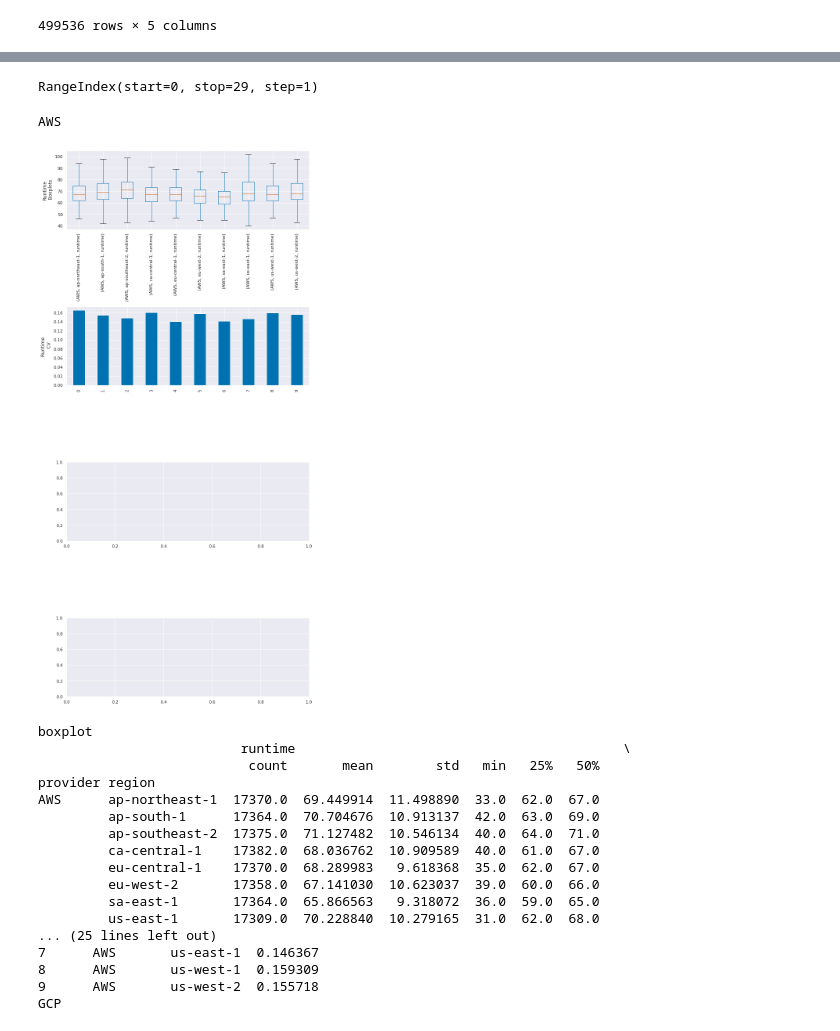
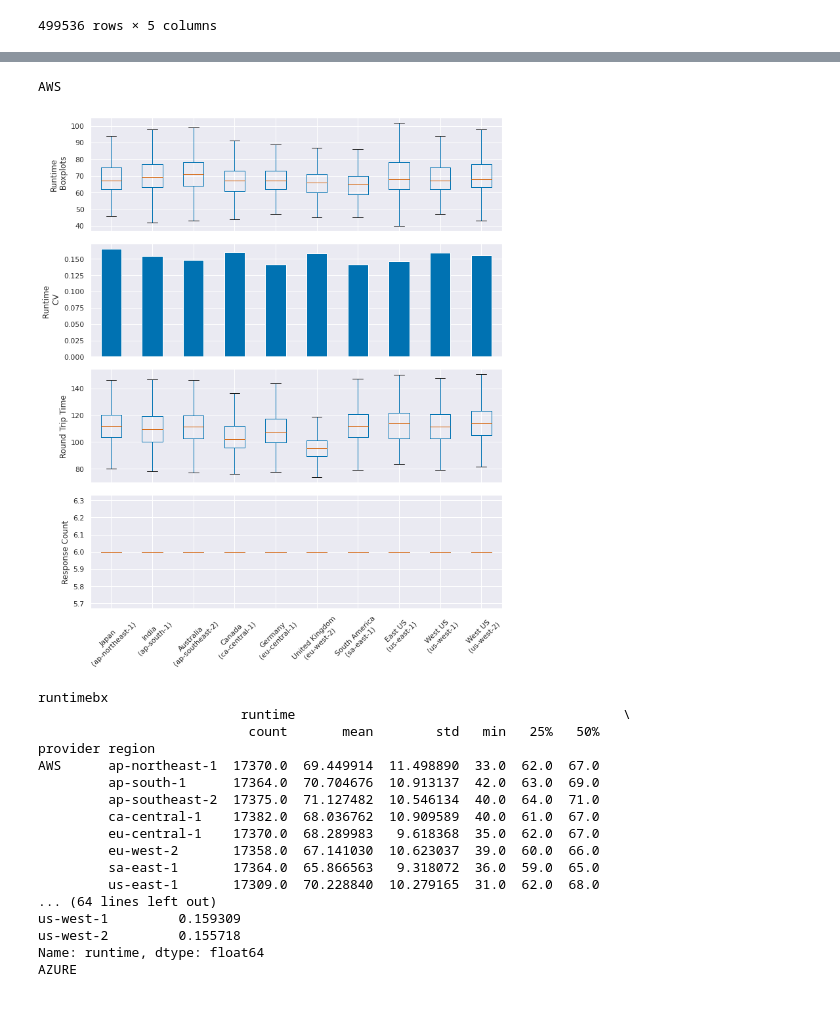
Before and after one commit to l8518/geot-faas, a Jupyter notebook: 020_region_analysis.ipynb, the cells around one changed output, grey strips where cells are left out. Saved outputs shown, nothing was run; the diff lists cells and outputs as text; code cells hidden in the pictures.

```diff
--- a/020_region_analysis.ipynb
+++ b/020_region_analysis.ipynb
@@ -99,55 +81,49 @@ Name: runtime, dtype: float64
-# %%
-cov_df.index
-# %% [output]
-RangeIndex(start=0, stop=29, step=1)
 # %%
-for provider in set(cov_df['provider']):
-    SHAREX = False
-    fig, axes = plt.subplots(figsize=(10,20), nrows=4, frameon=False, sharex=SHAREX)
+for provider in df['provider'].unique():
+    SHAREX = True
+    fig, axes = plt.subplots(figsize=(10,12), nrows=4, frameon=False, sharex=SHAREX)
 
     # Runtime
     bxdf = df[['provider', 'region', 'runtime']][df['provider'] == provider].groupby(['provider','region'], observed=True)
     utils.boxplot(axes[0], bxdf, "Runtime\n Boxplots", lambda x: x, rot=90, sharex=SHAREX)
 
     # COV
-    cov_provider = cov_df[cov_df['provider'] == provider]
+    cov_provider = cov_df.loc[provider]
     cov_provider.plot(kind='bar', ax=axes[1], sharex=SHAREX)
-    axes[1].get_legend().remove()
     axes[1].set_ylabel('Runtime \n CV')
 
-#     # Round Trip Time
-#     rtt_df = df[['provider', 'region', 'roundTripTime']][df['provider'] == provider].groupby(['region'], observed=True)
-#     utils.boxplot(axes[2], rtt_df, 'Round Trip Time', lambda x: x, rot=90, sharex=SHAREX)
+    # Round Trip Time
+    rtt_df = df[['provider', 'region', 'roundTripTime']][df['provider'] == provider].groupby(['region'], observed=True)
+    utils.boxplot(axes[2], rtt_df, 'Round Trip Time', lambda x: x, rot=90, sharex=SHAREX)
 
-#     # resp df
-#     resp_df = df[df['provider'] == provider].groupby( ['provider', 'region', 'driver_invocation'], observed=True).size().reset_index(name='counts')
-#     df_boxplot = resp_df[['provider', 'region', 'counts']].groupby(['provider', 'region'], observed=True)
-#     ax = utils.boxplot(axes[3], df_boxplot, 'Response Count', lambda x: x, rot=90, sharex=SHAREX)
-
-#     region_name_ax = ax
+    # resp df
+    resp_df = df[df['provider'] == provider].groupby( ['provider', 'region', 'driver_invocation'], observed=True).size().reset_index(name='counts')
+    df_boxplot = resp_df[['provider', 'region', 'counts']].groupby(['provider', 'region'], observed=True)
+    ax = utils.boxplot(axes[3], df_boxplot, 'Response Count', lambda x: x, rot=45, sharex=False)
 
     # Set Region Names
-
+    region_name_ax = ax
     labels = []
-#     for tick in region_name_ax.get_xticklabels():
-#         key = f"({provider}, {tick.get_text()})"
-#         mapping = provider_region_mapping[key]
-#         region = mapping['region']
-#         measure_group = mapping['measure group']
-#         labels.append(f"{measure_group}\n({region})")
+    for tick in region_name_ax.get_xticklabels():
+        region = tick.get_text().split(',')[1].strip()
+        key = f"({provider}, {region})"
+        mapping = provider_region_mapping[key]
+        region = mapping['region']
+        measure_group = mapping['measure group']
+        labels.append(f"{measure_group}\n({region})")
 
     # region_name_ax.get_legend().remove()
-    # region_name_ax.set_xticklabels(labels)
-    # region_name_ax.set_xlabel('')
+    region_name_ax.set_xticklabels(labels)
+    region_name_ax.set_xlabel('')
 
     fig.tight_layout()
 
     print(provider)
-    utils.plot(f'ra_mean_runtime_{provider}', boxplot=bxdf.describe(), cov=cov_provider)
+    utils.plot(f'ra_mean_runtime_{provider}', runtimebx=bxdf.describe(), rttbx=rtt_df.describe(), respbx=resp_df.describe(), cov=cov_provider)
 # %% [output]
 AWS
-[figure, old version]
+[figure, new version]
-boxplot
+runtimebx
                           runtime                                          \
                            count       mean        std   min   25%   50%
 provider region
@@ -159,8 +135,8 @@ AWS      ap-northeast-1  17370.0  69.449914  11.498890  33.0  62.0  67.0
          eu-west-2       17358.0  67.141030  10.623037  39.0  60.0  66.0
          sa-east-1       17364.0  65.866563   9.318072  36.0  59.0  65.0
          us-east-1       17309.0  70.228840  10.279165  31.0  62.0  68.0
-... (25 lines left out)
-7      AWS       us-east-1  0.146367
-8      AWS       us-west-1  0.159309
-9      AWS       us-west-2  0.155718
-GCP
+... (64 lines left out)
+us-west-1         0.159309
+us-west-2         0.155718
+Name: runtime, dtype: float64
+AZURE
```
Also changed, not shown: parts of 8 cells of this notebook, 1 other file.
